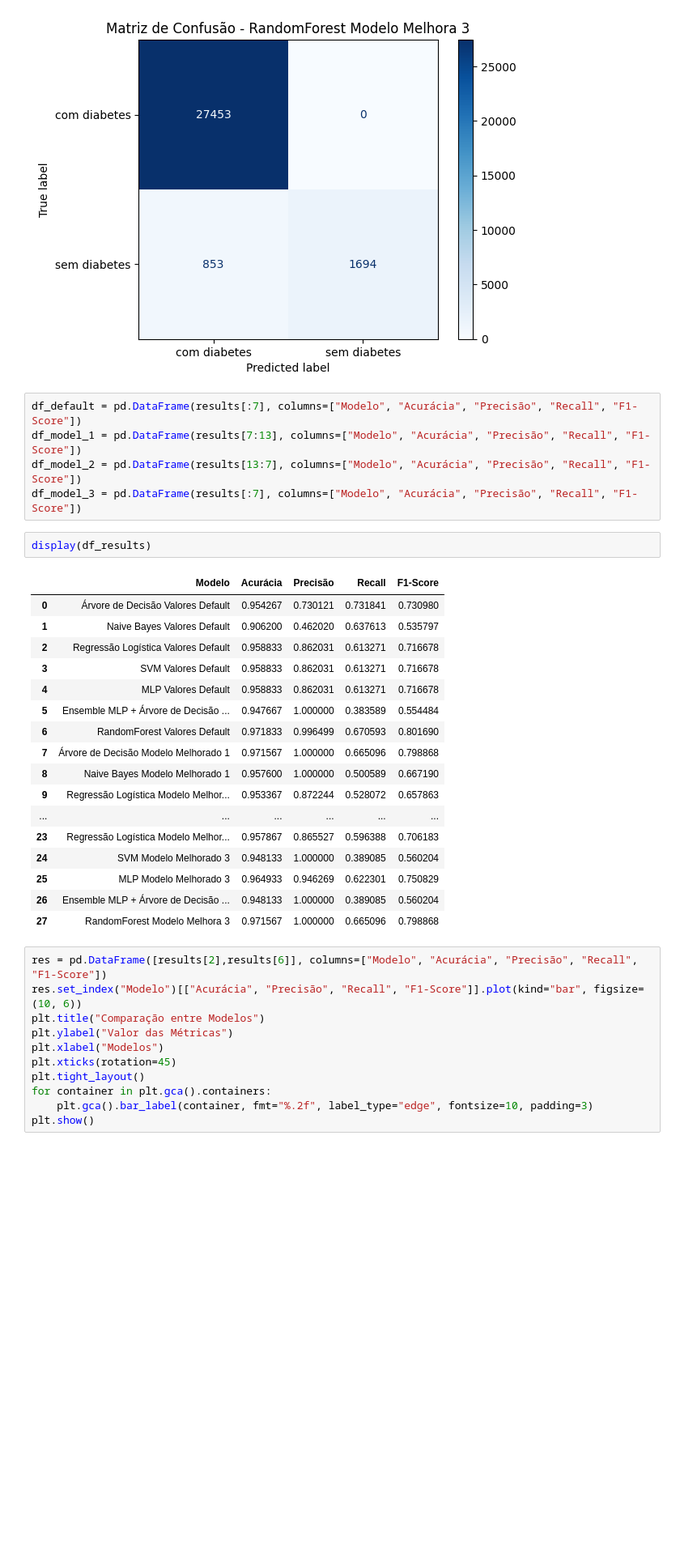
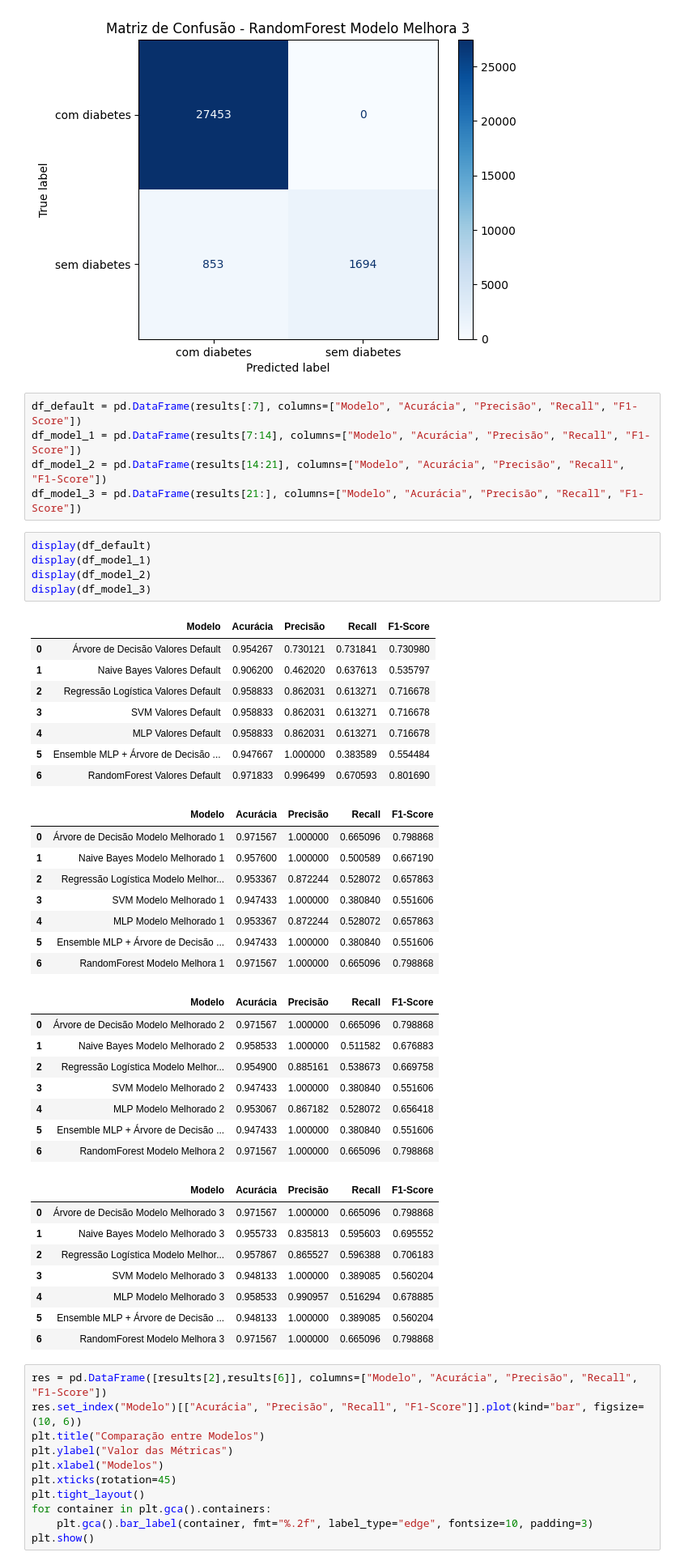
Before and after one commit to DuarteVonFaul/Sistemas-Inteligente-Avaliacao-3, a Jupyter notebook: sis-int-ativ-3-GuilhermeDuarteSousa-MatheusMendesCardoso-RobertoSantosOliveira.ipynb, the cells around one changed output. Shown at 81% size. Saved outputs shown, nothing was run; the diff lists cells and outputs as text; blank space fills up the shorter version.

```diff
--- a/sis-int-ativ-3-GuilhermeDuarteSousa-MatheusMendesCardoso-RobertoSantosOliveira.ipynb
+++ b/sis-int-ativ-3-GuilhermeDuarteSousa-MatheusMendesCardoso-RobertoSantosOliveira.ipynb
@@ -592,29 +592,47 @@ F1-Score: 0.80
 [figure]
 # %%
 df_default = pd.DataFrame(results[:7], columns=["Modelo", "Acurácia", "Precisão", "Recall", "F1-Score"])
-df_model_1 = pd.DataFrame(results[7:13], columns=["Modelo", "Acurácia", "Precisão", "Recall", "F1-Score"])
-df_model_2 = pd.DataFrame(results[13:7], columns=["Modelo", "Acurácia", "Precisão", "Recall", "F1-Score"])
-df_model_3 = pd.DataFrame(results[:7], columns=["Modelo", "Acurácia", "Precisão", "Recall", "F1-Score"])
+df_model_1 = pd.DataFrame(results[7:14], columns=["Modelo", "Acurácia", "Precisão", "Recall", "F1-Score"])
+df_model_2 = pd.DataFrame(results[14:21], columns=["Modelo", "Acurácia", "Precisão", "Recall", "F1-Score"])
+df_model_3 = pd.DataFrame(results[21:], columns=["Modelo", "Acurácia", "Precisão", "Recall", "F1-Score"])
 # %%
-display(df_results)
+display(df_default)
+display(df_model_1)
+display(df_model_2)
+display(df_model_3)
 # %% [output]
 |  | Modelo | Acurácia | Precisão | Recall | F1-Score |
 | 0 | Árvore de Decisão Valores Default | 0.954267 | 0.730121 | 0.731841 | 0.730980 |
 | 1 | Naive Bayes Valores Default | 0.906200 | 0.462020 | 0.637613 | 0.535797 |
 | 2 | Regressão Logística Valores Default | 0.958833 | 0.862031 | 0.613271 | 0.716678 |
 | 3 | SVM Valores Default | 0.958833 | 0.862031 | 0.613271 | 0.716678 |
 | 4 | MLP Valores Default | 0.958833 | 0.862031 | 0.613271 | 0.716678 |
 | 5 | Ensemble MLP + Árvore de Decisão ... | 0.947667 | 1.000000 | 0.383589 | 0.554484 |
 | 6 | RandomForest Valores Default | 0.971833 | 0.996499 | 0.670593 | 0.801690 |
-| 7 | Árvore de Decisão Modelo Melhorado 1 | 0.971567 | 1.000000 | 0.665096 | 0.798868 |
-| 8 | Naive Bayes Modelo Melhorado 1 | 0.957600 | 1.000000 | 0.500589 | 0.667190 |
-| 9 | Regressão Logística Modelo Melhor... | 0.953367 | 0.872244 | 0.528072 | 0.657863 |
-| ... | ... | ... | ... | ... | ... |
-| 23 | Regressão Logística Modelo Melhor... | 0.957867 | 0.865527 | 0.596388 | 0.706183 |
-| 24 | SVM Modelo Melhorado 3 | 0.948133 | 1.000000 | 0.389085 | 0.560204 |
-| 25 | MLP Modelo Melhorado 3 | 0.964933 | 0.946269 | 0.622301 | 0.750829 |
-| 26 | Ensemble MLP + Árvore de Decisão ... | 0.948133 | 1.000000 | 0.389085 | 0.560204 |
-| 27 | RandomForest Modelo Melhora 3 | 0.971567 | 1.000000 | 0.665096 | 0.798868 |
+|  | Modelo | Acurácia | Precisão | Recall | F1-Score |
+| 0 | Árvore de Decisão Modelo Melhorado 1 | 0.971567 | 1.000000 | 0.665096 | 0.798868 |
+| 1 | Naive Bayes Modelo Melhorado 1 | 0.957600 | 1.000000 | 0.500589 | 0.667190 |
+| 2 | Regressão Logística Modelo Melhor... | 0.953367 | 0.872244 | 0.528072 | 0.657863 |
+| 3 | SVM Modelo Melhorado 1 | 0.947433 | 1.000000 | 0.380840 | 0.551606 |
+| 4 | MLP Modelo Melhorado 1 | 0.953367 | 0.872244 | 0.528072 | 0.657863 |
+| 5 | Ensemble MLP + Árvore de Decisão ... | 0.947433 | 1.000000 | 0.380840 | 0.551606 |
+| 6 | RandomForest Modelo Melhora 1 | 0.971567 | 1.000000 | 0.665096 | 0.798868 |
+|  | Modelo | Acurácia | Precisão | Recall | F1-Score |
+| 0 | Árvore de Decisão Modelo Melhorado 2 | 0.971567 | 1.000000 | 0.665096 | 0.798868 |
+| 1 | Naive Bayes Modelo Melhorado 2 | 0.958533 | 1.000000 | 0.511582 | 0.676883 |
+| 2 | Regressão Logística Modelo Melhor... | 0.954900 | 0.885161 | 0.538673 | 0.669758 |
+| 3 | SVM Modelo Melhorado 2 | 0.947433 | 1.000000 | 0.380840 | 0.551606 |
+| 4 | MLP Modelo Melhorado 2 | 0.953067 | 0.867182 | 0.528072 | 0.656418 |
+| 5 | Ensemble MLP + Árvore de Decisão ... | 0.947433 | 1.000000 | 0.380840 | 0.551606 |
+| 6 | RandomForest Modelo Melhora 2 | 0.971567 | 1.000000 | 0.665096 | 0.798868 |
+|  | Modelo | Acurácia | Precisão | Recall | F1-Score |
+| 0 | Árvore de Decisão Modelo Melhorado 3 | 0.971567 | 1.000000 | 0.665096 | 0.798868 |
+| 1 | Naive Bayes Modelo Melhorado 3 | 0.955733 | 0.835813 | 0.595603 | 0.695552 |
+| 2 | Regressão Logística Modelo Melhor... | 0.957867 | 0.865527 | 0.596388 | 0.706183 |
+| 3 | SVM Modelo Melhorado 3 | 0.948133 | 1.000000 | 0.389085 | 0.560204 |
+| 4 | MLP Modelo Melhorado 3 | 0.958533 | 0.990957 | 0.516294 | 0.678885 |
+| 5 | Ensemble MLP + Árvore de Decisão ... | 0.948133 | 1.000000 | 0.389085 | 0.560204 |
+| 6 | RandomForest Modelo Melhora 3 | 0.971567 | 1.000000 | 0.665096 | 0.798868 |
 # %%
 res = pd.DataFrame([results[2],results[6]], columns=["Modelo", "Acurácia", "Precisão", "Recall", "F1-Score"])
 res.set_index("Modelo")[["Acurácia", "Precisão", "Recall", "F1-Score"]].plot(kind="bar", figsize=(10, 6))
```
Also changed, not shown: parts of 3 cells of this notebook.
